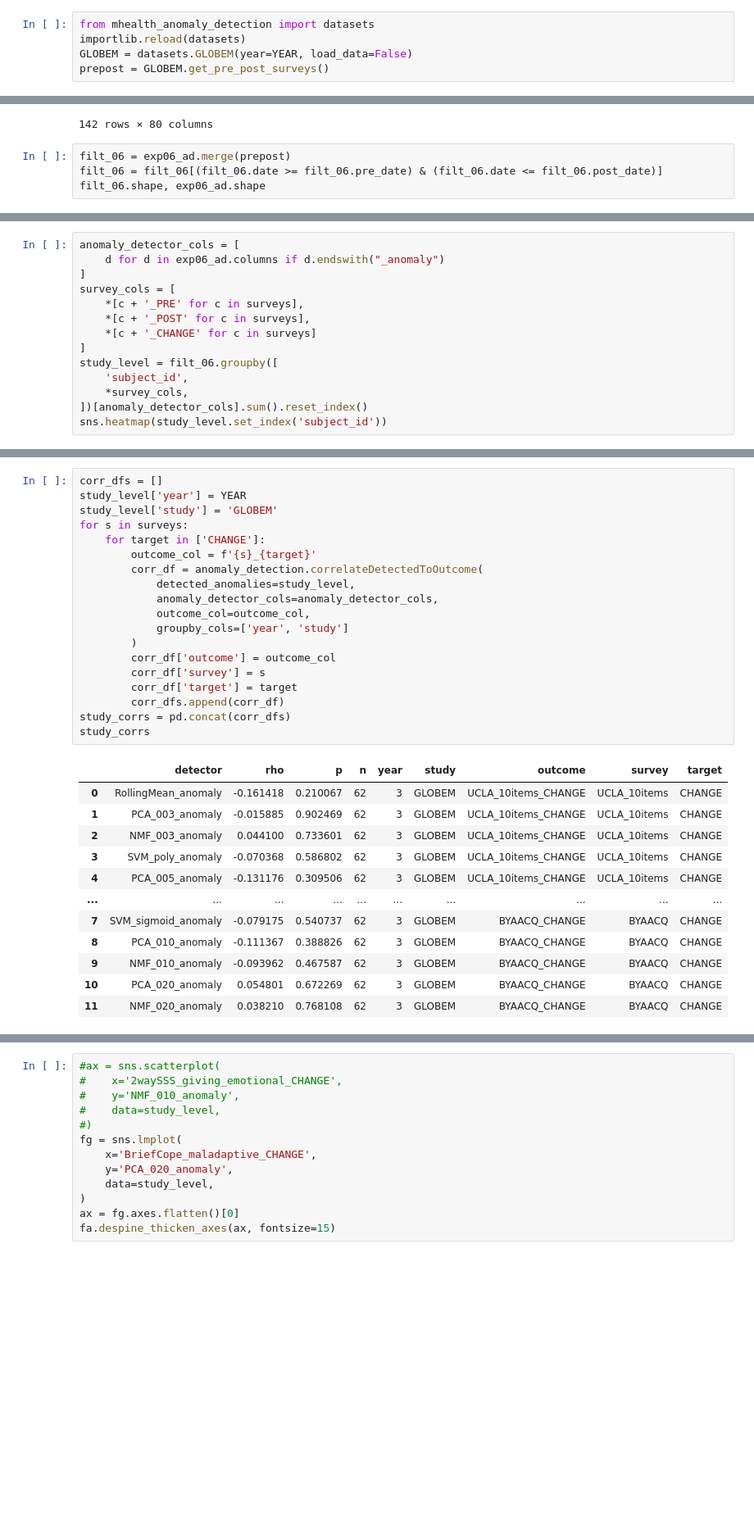
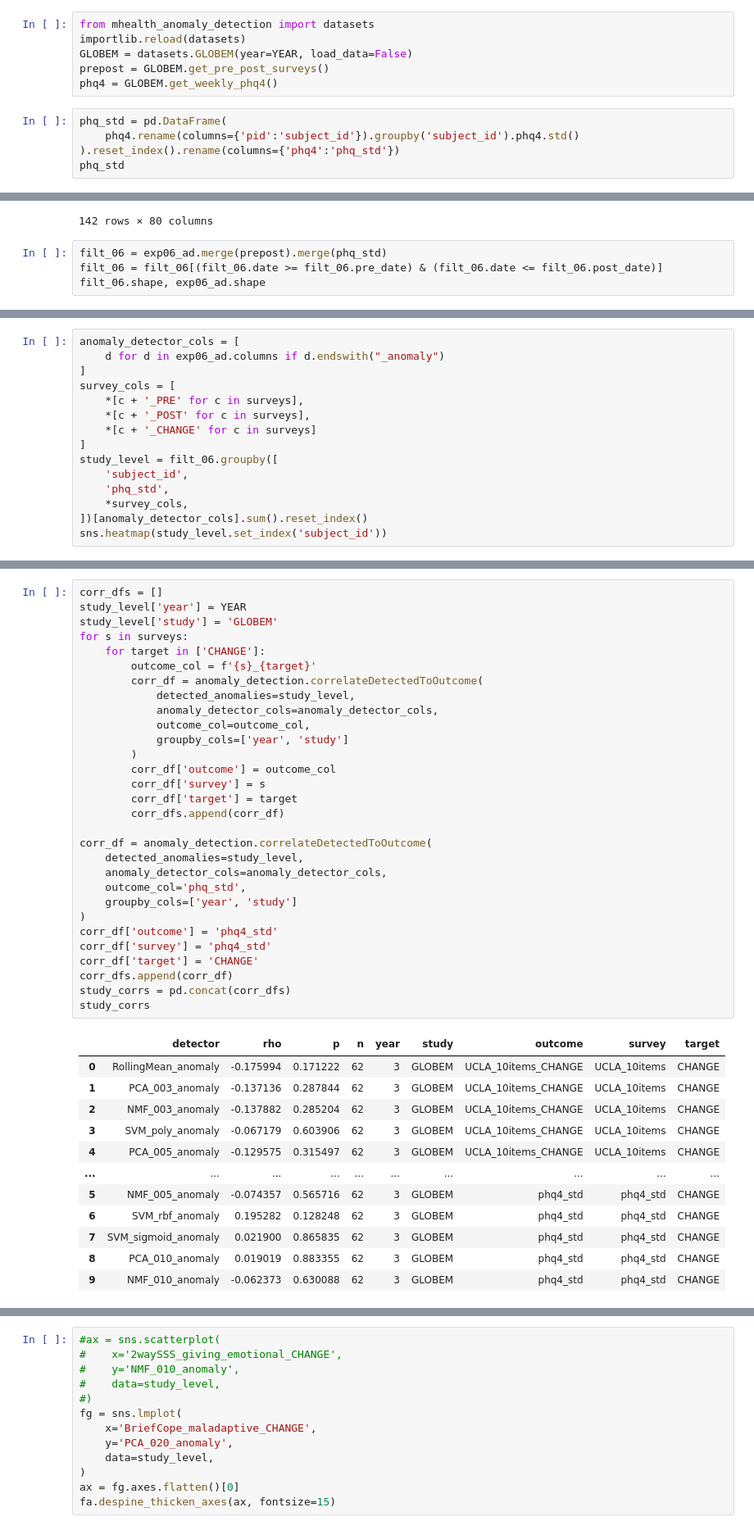
Before and after one commit to akre96/mhealth_anomaly_detection, a Jupyter notebook: notebooks/AMIA23_figures_globem.ipynb, the cells around one changed output, grey strips where cells are left out. Shown: that part at 82% size. Cells and saved outputs as stored; diff of their text form; blank space fills up the shorter version.

```diff
--- a/notebooks/AMIA23_figures_globem.ipynb
+++ b/notebooks/AMIA23_figures_globem.ipynb
@@ -68,3 +68,9 @@ from mhealth_anomaly_detection import datasets
 importlib.reload(datasets)
 GLOBEM = datasets.GLOBEM(year=YEAR, load_data=False)
 prepost = GLOBEM.get_pre_post_surveys()
+phq4 = GLOBEM.get_weekly_phq4()
+# %%
+phq_std = pd.DataFrame(
+    phq4.rename(columns={'pid':'subject_id'}).groupby('subject_id').phq4.std()
+).reset_index().rename(columns={'phq4':'phq_std'})
+phq_std
@@ -88,7 +108,7 @@ prepost
 | 141 | INS-W_760 | 2020-03-27 | 23.0 | 77.0 | 30.0 | 17.0 | ... |
 142 rows × 80 columns
 # %%
-filt_06 = exp06_ad.merge(prepost)
+filt_06 = exp06_ad.merge(prepost).merge(phq_std)
 filt_06 = filt_06[(filt_06.date >= filt_06.pre_date) & (filt_06.date <= filt_06.post_date)]
 filt_06.shape, exp06_ad.shape
 # %% [output]
@@ -104,6 +124,7 @@ survey_cols = [
 ]
 study_level = filt_06.groupby([
     'subject_id',
+    'phq_std',
     *survey_cols,
 ])[anomaly_detector_cols].sum().reset_index()
 sns.heatmap(study_level.set_index('subject_id'))
@@ -113,32 +134,43 @@ sns.heatmap(study_level.set_index('subject_id'))
 # %%
 corr_dfs = []
 study_level['year'] = YEAR
 study_level['study'] = 'GLOBEM'
 for s in surveys:
     for target in ['CHANGE']:
         outcome_col = f'{s}_{target}'
         corr_df = anomaly_detection.correlateDetectedToOutcome(
             detected_anomalies=study_level,
             anomaly_detector_cols=anomaly_detector_cols,
             outcome_col=outcome_col,
             groupby_cols=['year', 'study']
         )
         corr_df['outcome'] = outcome_col
         corr_df['survey'] = s
         corr_df['target'] = target
         corr_dfs.append(corr_df)
+
+corr_df = anomaly_detection.correlateDetectedToOutcome(
+    detected_anomalies=study_level,
+    anomaly_detector_cols=anomaly_detector_cols,
+    outcome_col='phq_std',
+    groupby_cols=['year', 'study']
+)
+corr_df['outcome'] = 'phq4_std'
+corr_df['survey'] = 'phq4_std'
+corr_df['target'] = 'CHANGE'
+corr_dfs.append(corr_df)
 study_corrs = pd.concat(corr_dfs)
 study_corrs
 # %% [output]
 |  | detector | rho | p | n | year | study | outcome | survey | target |
-| 0 | RollingMean_anomaly | -0.161418 | 0.210067 | 62 | 3 | GLOBEM | UCLA_10items_CHANGE | UCLA_10items | CHANGE |
-| 1 | PCA_003_anomaly | -0.015885 | 0.902469 | 62 | 3 | GLOBEM | UCLA_10items_CHANGE | UCLA_10items | CHANGE |
-| 2 | NMF_003_anomaly | 0.044100 | 0.733601 | 62 | 3 | GLOBEM | UCLA_10items_CHANGE | UCLA_10items | CHANGE |
-| 3 | SVM_poly_anomaly | -0.070368 | 0.586802 | 62 | 3 | GLOBEM | UCLA_10items_CHANGE | UCLA_10items | CHANGE |
-| 4 | PCA_005_anomaly | -0.131176 | 0.309506 | 62 | 3 | GLOBEM | UCLA_10items_CHANGE | UCLA_10items | CHANGE |
+| 0 | RollingMean_anomaly | -0.175994 | 0.171222 | 62 | 3 | GLOBEM | UCLA_10items_CHANGE | UCLA_10items | CHANGE |
+| 1 | PCA_003_anomaly | -0.137136 | 0.287844 | 62 | 3 | GLOBEM | UCLA_10items_CHANGE | UCLA_10items | CHANGE |
+| 2 | NMF_003_anomaly | -0.137882 | 0.285204 | 62 | 3 | GLOBEM | UCLA_10items_CHANGE | UCLA_10items | CHANGE |
+| 3 | SVM_poly_anomaly | -0.067179 | 0.603906 | 62 | 3 | GLOBEM | UCLA_10items_CHANGE | UCLA_10items | CHANGE |
+| 4 | PCA_005_anomaly | -0.129575 | 0.315497 | 62 | 3 | GLOBEM | UCLA_10items_CHANGE | UCLA_10items | CHANGE |
 | ... | ... | ... | ... | ... | ... | ... | ... | ... | ... |
-| 7 | SVM_sigmoid_anomaly | -0.079175 | 0.540737 | 62 | 3 | GLOBEM | BYAACQ_CHANGE | BYAACQ | CHANGE |
-| 8 | PCA_010_anomaly | -0.111367 | 0.388826 | 62 | 3 | GLOBEM | BYAACQ_CHANGE | BYAACQ | CHANGE |
-| 9 | NMF_010_anomaly | -0.093962 | 0.467587 | 62 | 3 | GLOBEM | BYAACQ_CHANGE | BYAACQ | CHANGE |
-| 10 | PCA_020_anomaly | 0.054801 | 0.672269 | 62 | 3 | GLOBEM | BYAACQ_CHANGE | BYAACQ | CHANGE |
-| 11 | NMF_020_anomaly | 0.038210 | 0.768108 | 62 | 3 | GLOBEM | BYAACQ_CHANGE | BYAACQ | CHANGE |
+| 5 | NMF_005_anomaly | -0.074357 | 0.565716 | 62 | 3 | GLOBEM | phq4_std | phq4_std | CHANGE |
+| 6 | SVM_rbf_anomaly | 0.195282 | 0.128248 | 62 | 3 | GLOBEM | phq4_std | phq4_std | CHANGE |
+| 7 | SVM_sigmoid_anomaly | 0.021900 | 0.865835 | 62 | 3 | GLOBEM | phq4_std | phq4_std | CHANGE |
+| 8 | PCA_010_anomaly | 0.019019 | 0.883355 | 62 | 3 | GLOBEM | phq4_std | phq4_std | CHANGE |
+| 9 | NMF_010_anomaly | -0.062373 | 0.630088 | 62 | 3 | GLOBEM | phq4_std | phq4_std | CHANGE |
```
Also changed, not shown: parts of 8 cells of this notebook, 16 other files.
